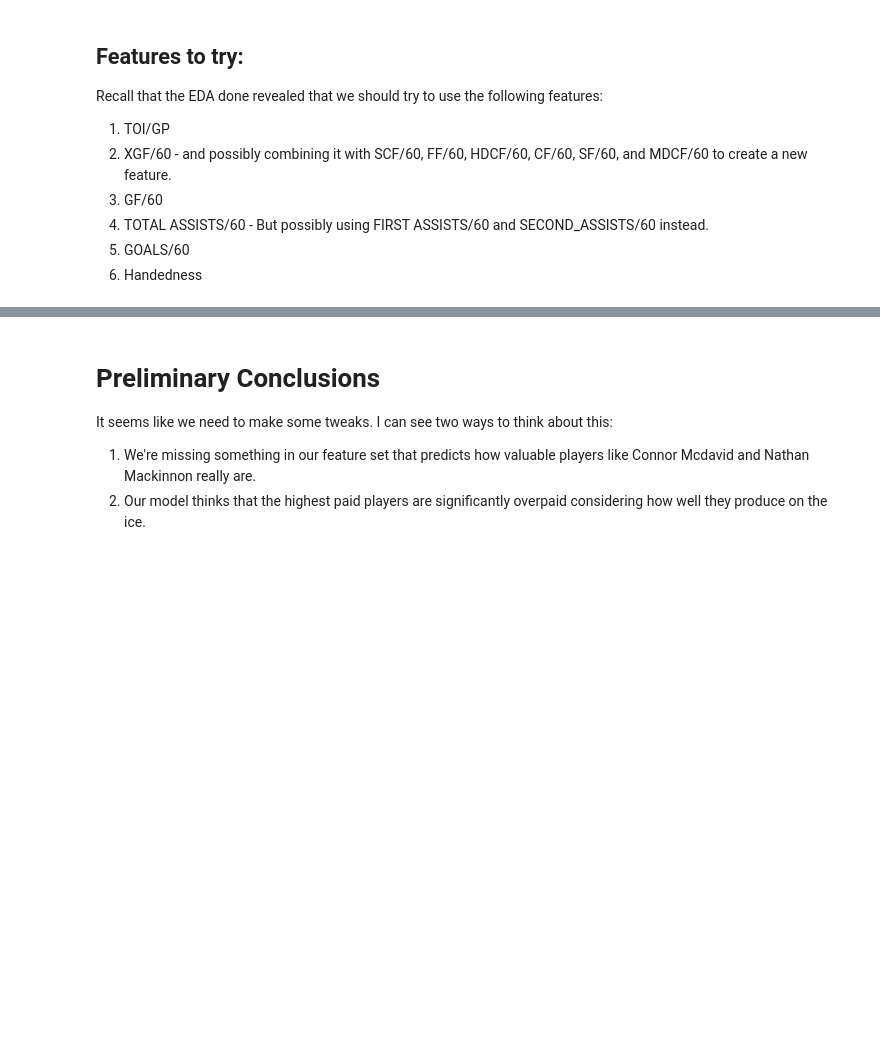
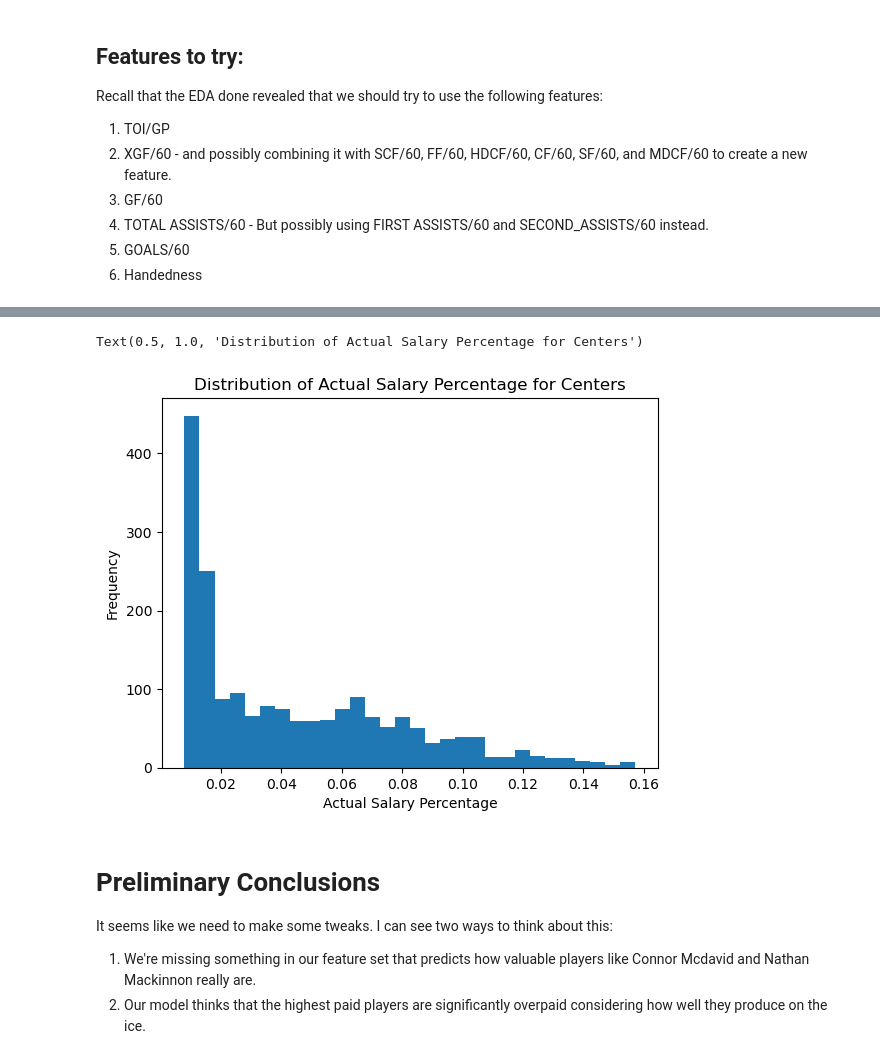
Before and after one commit to MichaelKuby/CMPT733_CapstoneProject_NHLPlayerValue, a Jupyter notebook: Hockey_Salary_Research/Script/5_ModelTraining/0_C_Model_Train.ipynb, the cells around one changed output, grey strips where cells are left out. Drawn from its saved outputs; the diff is of its cells as text; code cells hidden in the pictures; blank space fills up the shorter version.

```diff
--- a/Hockey_Salary_Research/Script/5_ModelTraining/0_C_Model_Train.ipynb
+++ b/Hockey_Salary_Research/Script/5_ModelTraining/0_C_Model_Train.ipynb
@@ -183,3 +141,12 @@ negative_centers[['PLAYER', 'SEASON'] + numerical_features + categorical_feature
+# %%
+# Plot the distribution of Y_SALARY_CAP_PERCENTAGE
+plt.hist(centers['Y_SALARY_CAP_PERCENTAGE'], bins=30)
+plt.xlabel('Actual Salary Percentage')
+plt.ylabel('Frequency')
+plt.title('Distribution of Actual Salary Percentage for Centers')
+# %% [output]
+Text(0.5, 1.0, 'Distribution of Actual Salary Percentage for Centers')
+[figure, added]
 # %% [markdown]
 # Preliminary Conclusions
 It seems like we need to make some tweaks. I can see two ways to think about this:
```
Also changed, not shown: parts of 14 cells of this notebook.
